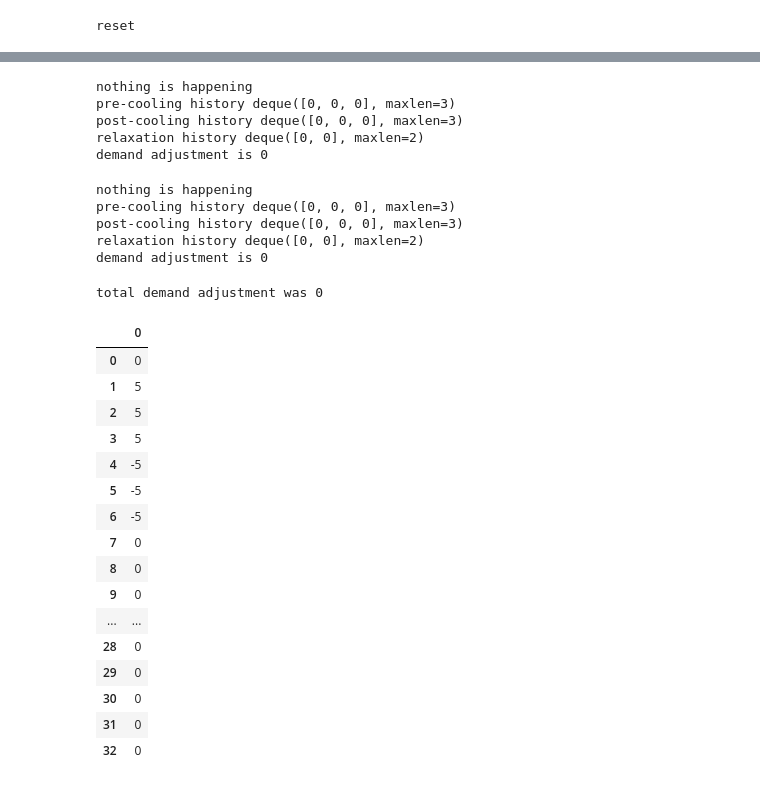
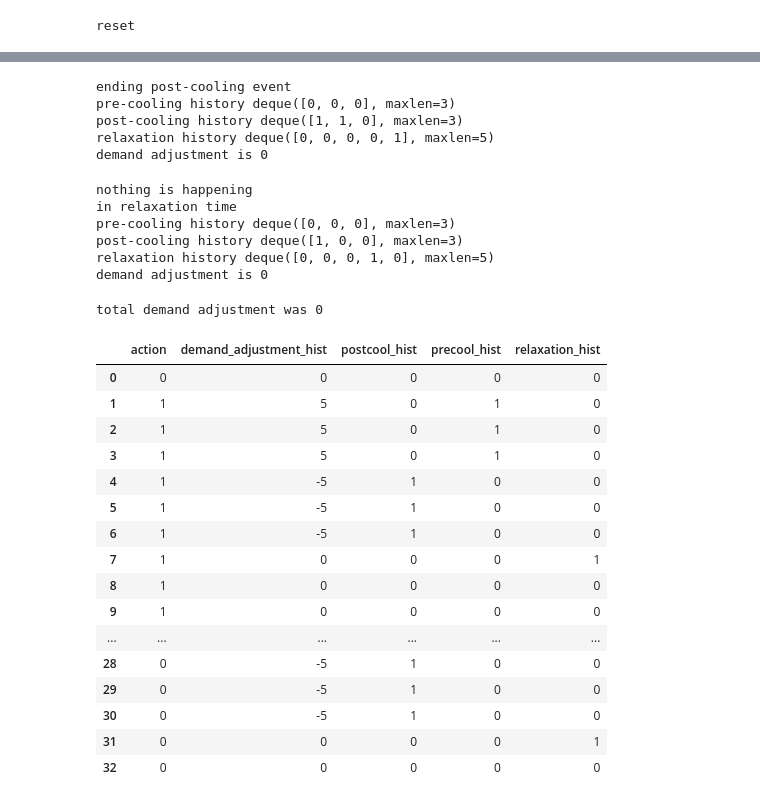
Before and after one commit to ADGEfficiency/energy-py, a Jupyter notebook: energy_py/main/notebooks/Pre_Post_Cool_Logic.ipynb, the cells around one changed output, grey strips where cells are left out. Saved outputs shown, nothing was run; the diff lists cells and outputs as text; code cells hidden in the pictures.

Commit message:
precooling notebook work

```diff
--- a/energy_py/main/notebooks/Pre_Post_Cool_Logic.ipynb
+++ b/energy_py/main/notebooks/Pre_Post_Cool_Logic.ipynb
@@ -14,7 +15,7 @@ class env(object):
     def __init__(self):
         self.memory = 3
         self.capacity = 5
-        self.relaxation_time = 2
+        self.relaxation_time = 5
 
         self.info, self.outputs = {}, {}
 
@@ -25,6 +26,7 @@ class env(object):
         self.postcool_hist = collections.deque([0], maxlen=self.memory)
         self.relaxation_hist = collections.deque([0], maxlen=self.relaxation_time)
 
+        self.info['action'] = []
         self.info['demand_adjustment_hist'] = []
         self.info['precool_hist'] = []
         self.info['postcool_hist'] = []
@@ -39,10 +41,11 @@ class env(object):
             self.relaxation_hist.append(relaxation)
             return None
 
-    def update_info(self, demand_adjustment):
+    def update_info(self, action, demand_adjustment):
         """
         updates the self.info dictionary
         """
+        self.info['action'].append(action)
         self.info['demand_adjustment_hist'].append(demand_adjustment)
         self.info['precool_hist'].append(self.precool_hist[-1])
         self.info['postcool_hist'].append(self.postcool_hist[-1])
@@ -53,7 +56,11 @@ class env(object):
         """
         extracts info and turns into dataframes & graphs
         """
-        def demand_adjustment_fig():
+        def time_series_fig(dataframe, columns):
+            #  make the figure & axes objects
+            fig, ax = plt.subplots(1, 1, figsize = (20, 20))
+            for col in columns:
+                dataframe.loc[:, col].plot(kind='line', ax=ax)
             return fig
 
         index = np.arange(0, len(self.info['demand_adjustment_hist']))
@@ -61,17 +68,8 @@ class env(object):
         total_demand_adjustment = sum(self.info['demand_adjustment_hist'])
         print('total demand adjustment was {}'.format(total_demand_adjustment))
 
-        self.outputs['dataframe'] = pd.DataFrame(data=[], index=index, columns=)
-
         self.outputs['dataframe'] = pd.DataFrame.from_dict(self.info)
-
-
-#         self.outputs['demand_adjustment_hist'] = pd.DataFrame(self.info['demand_adjustment_hist'], index)
-#         self.outputs['precool_hist'] = pd.DataFrame(self.info['precool_hist'], index)
-#         self.outputs['postcool_hist'] = pd.DataFrame(self.info['postcool_hist'], index)
-#         self.outputs['relaxation_hist'] = pd.DataFrame(self.info['relaxation_hist'], index)
-
-        # self.outputs['demand_adjustment_fig'] = demand_adjustment_fig()
+        self.outputs['time_series_fig'] = time_series_fig(self.outputs['dataframe'], ['demand_adjustment_hist'])
 
         return self.outputs
 
@@ -131,15 +129,15 @@ class env(object):
         demand_adjustment = 0
 
         if self.precool_hist[-1] == 1:
-            demand_adjustment = self.capacity
+            demand_adjustment = self.capacity  # TODO replace with actual cooling demand
 
         if self.postcool_hist[-1] == 1:
-            demand_adjustment = -self.capacity
+            demand_adjustment = -self.capacity  # TODO replace with actual cooling demand
 
         print('demand adjustment is {}'.format(demand_adjustment))
 
         #  saving info
-        self.info = self.update_info(demand_adjustment)
+        self.info = self.update_info(action, demand_adjustment)
 
         #  check cooling balance
 
@@ -408,18 +410,19 @@ demand adjustment is 0
 # %%
 e.step(0)
 # %% [output]
-nothing is happening
+ending post-cooling event
 pre-cooling history deque([0, 0, 0], maxlen=3)
-post-cooling history deque([0, 0, 0], maxlen=3)
-relaxation history deque([0, 0], maxlen=2)
+post-cooling history deque([1, 1, 0], maxlen=3)
+relaxation history deque([0, 0, 0, 0, 1], maxlen=5)
 demand adjustment is 0
 # %%
 e.step(0)
 # %% [output]
 nothing is happening
+in relaxation time
 pre-cooling history deque([0, 0, 0], maxlen=3)
-post-cooling history deque([0, 0, 0], maxlen=3)
-relaxation history deque([0, 0], maxlen=2)
+post-cooling history deque([1, 0, 0], maxlen=3)
+relaxation history deque([0, 0, 0, 1, 0], maxlen=5)
 demand adjustment is 0
 # %%
 outputs = e.output_info()
@@ -427,22 +429,22 @@ demand_adj = outputs['demand_adjustment_hist']
 # %% [output]
 total demand adjustment was 0
-# %%
-demand_adj
-# %% [output]
-|  | 0 |
-| 0 | 0 |
-| 1 | 5 |
-| 2 | 5 |
-| 3 | 5 |
-| 4 | -5 |
-| 5 | -5 |
-| 6 | -5 |
-| 7 | 0 |
-| 8 | 0 |
-| 9 | 0 |
-| ... | ... |
-| 28 | 0 |
-| 29 | 0 |
-| 30 | 0 |
-| 31 | 0 |
-| 32 | 0 |
+# %%
+outputs['dataframe']
+# %% [output]
+|  | action | demand_adjustment_hist | postcool_hist | precool_hist | relaxation_hist |
+| 0 | 0 | 0 | 0 | 0 | 0 |
+| 1 | 1 | 5 | 0 | 1 | 0 |
+| 2 | 1 | 5 | 0 | 1 | 0 |
+| 3 | 1 | 5 | 0 | 1 | 0 |
+| 4 | 1 | -5 | 1 | 0 | 0 |
+| 5 | 1 | -5 | 1 | 0 | 0 |
+| 6 | 1 | -5 | 1 | 0 | 0 |
+| 7 | 1 | 0 | 0 | 0 | 1 |
+| 8 | 1 | 0 | 0 | 0 | 0 |
+| 9 | 1 | 0 | 0 | 0 | 0 |
+| ... | ... | ... | ... | ... | ... |
+| 28 | 0 | -5 | 1 | 0 | 0 |
+| 29 | 0 | -5 | 1 | 0 | 0 |
+| 30 | 0 | -5 | 1 | 0 | 0 |
+| 31 | 0 | 0 | 0 | 0 | 1 |
+| 32 | 0 | 0 | 0 | 0 | 0 |
```
Also changed, not shown: parts of 34 cells of this notebook.
